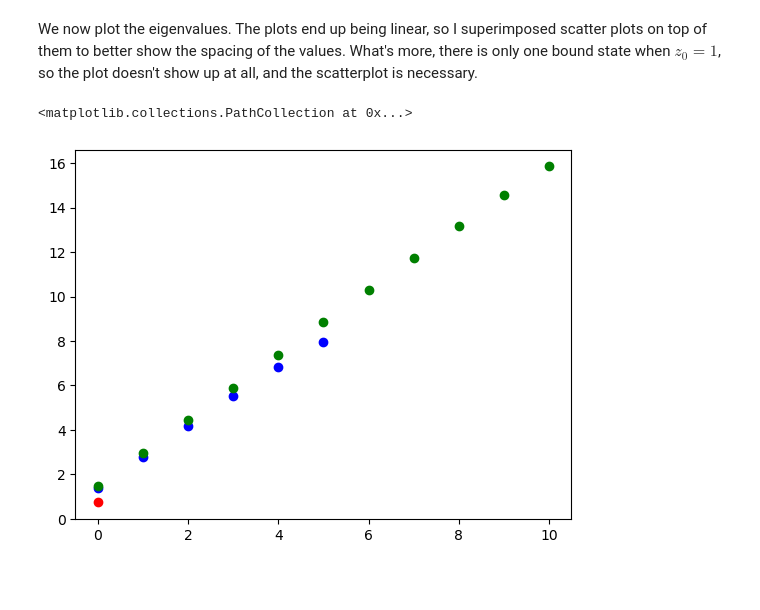
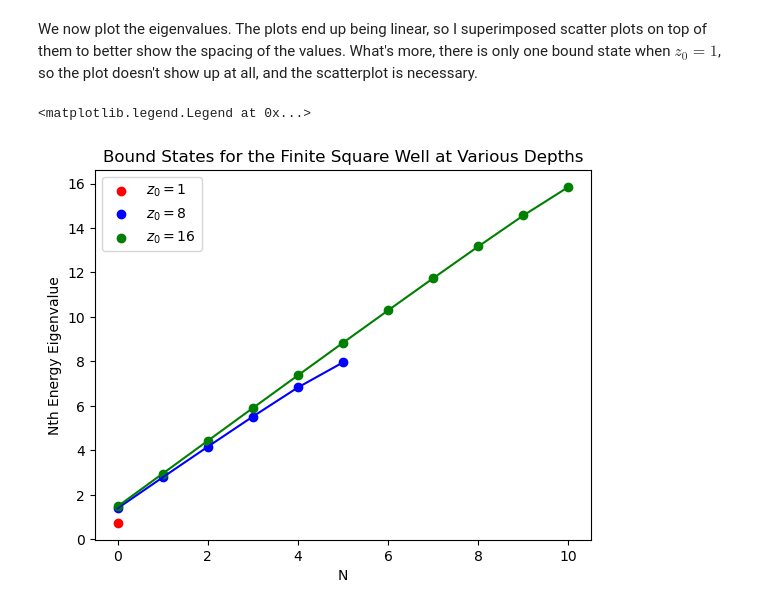
Before and after one commit to mgarwacke/Computational-Physics, a Jupyter notebook: Exercise6.1.ipynb, the cells around one changed output. Drawn from its saved outputs; the diff is of its cells as text; code cells hidden in the pictures; blank space fills up the shorter version.

```diff
--- a/Exercise6.1.ipynb
+++ b/Exercise6.1.ipynb
@@ -122,16 +122,25 @@ We now plot the eigenvalues. The plots end up being linear, so I superimposed sc
 # %%
 x1 = range(len(eigenvalues[0]))
 x2 = range(len(eigenvalues[1]))
 x3 = range(len(eigenvalues[2]))
 y1 = eigenvalues[0]
 y2 = eigenvalues[1]
 y3 = eigenvalues[2]
 
 fig, axes = plt.subplots()
 
-axes.scatter(x1,y1,color='red',label='z0=1')
-axes.scatter(x2,y2,color='blue')
-axes.scatter(x3,y3,color='green')
+axes.set_title("Bound States for the Finite Square Well at Various Depths")
+
+axes.set_ylabel("Nth Energy Eigenvalue")
+axes.set_xlabel("N")
+
+axes.plot(x1,y1,color='red')
+axes.plot(x2,y2,color='blue')
+axes.plot(x3,y3,color='green')
+axes.scatter(x1,y1,color='red',label='$z_0=1$')
+axes.scatter(x2,y2,color='blue',label='$z_0=8$')
+axes.scatter(x3,y3,color='green',label='$z_0=16$')
+axes.legend()
 # %% [output]
-<matplotlib.collections.PathCollection at 0x...>
+<matplotlib.legend.Legend at 0x...>
-[figure, old version]
+[figure, new version]
```
